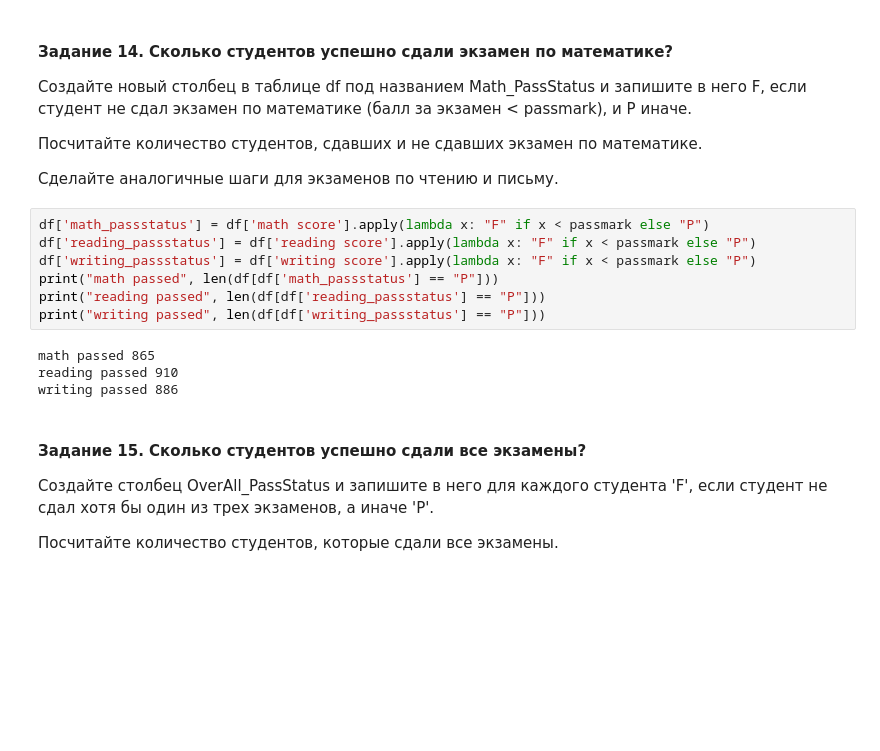
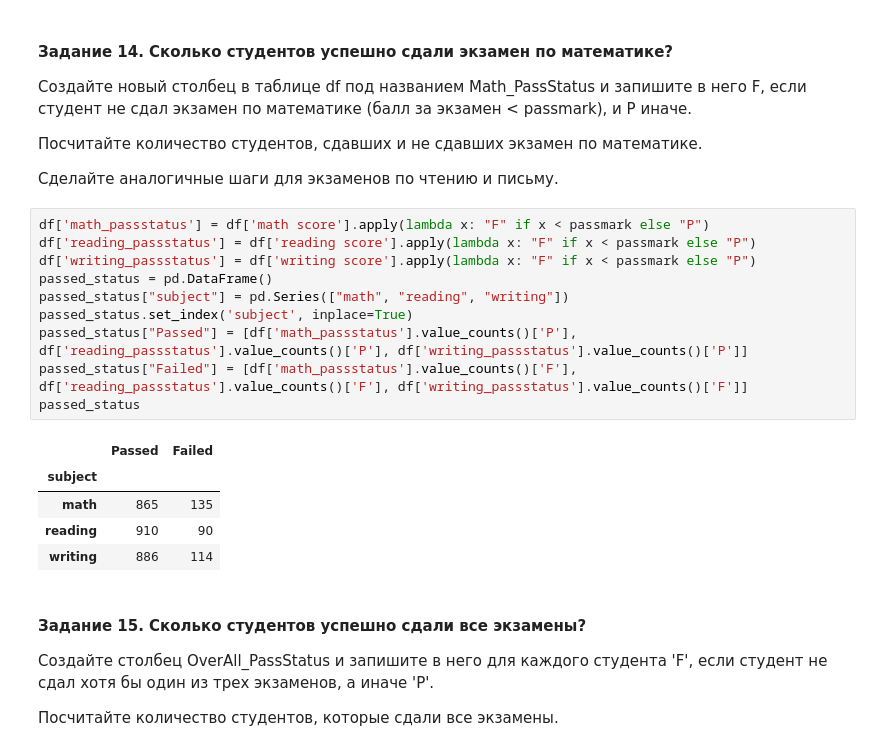
Before and after one commit to IgorLukhnev/hse_iad_data_analysis, a Jupyter notebook: hw1/hometask1_pandas.ipynb, the cells around one changed output. Saved outputs shown, nothing was run; the diff lists cells and outputs as text; blank space fills up the shorter version.

```diff
--- a/hw1/hometask1_pandas.ipynb
+++ b/hw1/hometask1_pandas.ipynb
@@ -229,14 +233,19 @@ pd.pivot_table(df, values=['math score', 'reading score', 'writing score'], inde
 # %%
 df['math_passstatus'] = df['math score'].apply(lambda x: "F" if x < passmark else "P")
 df['reading_passstatus'] = df['reading score'].apply(lambda x: "F" if x < passmark else "P")
 df['writing_passstatus'] = df['writing score'].apply(lambda x: "F" if x < passmark else "P")
-print("math passed", len(df[df['math_passstatus'] == "P"]))
-print("reading passed", len(df[df['reading_passstatus'] == "P"]))
-print("writing passed", len(df[df['writing_passstatus'] == "P"]))
+passed_status = pd.DataFrame()
+passed_status["subject"] = pd.Series(["math", "reading", "writing"])
+passed_status.set_index('subject', inplace=True)
+passed_status["Passed"] = [df['math_passstatus'].value_counts()['P'], df['reading_passstatus'].value_counts()['P'], df['writing_passstatus'].value_counts()['P']]
+passed_status["Failed"] = [df['math_passstatus'].value_counts()['F'], df['reading_passstatus'].value_counts()['F'], df['writing_passstatus'].value_counts()['F']]
+passed_status
 # %% [output]
-math passed 865
-reading passed 910
-writing passed 886
+|  | Passed | Failed |
+| subject |  |  |
+| math | 865 | 135 |
+| reading | 910 | 90 |
+| writing | 886 | 114 |
 # %% [markdown]
 #### Задание 15. Сколько студентов успешно сдали все экзамены?
 
```
Also changed, not shown: parts of 7 cells of this notebook.
